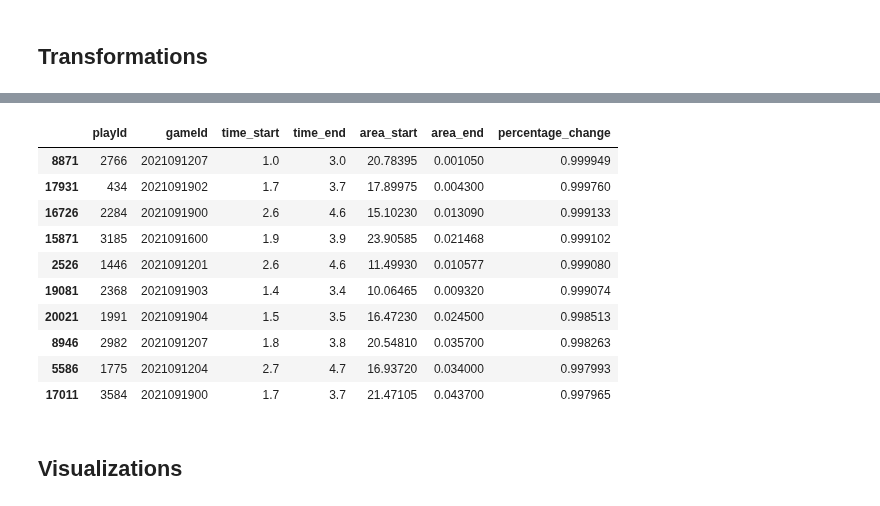
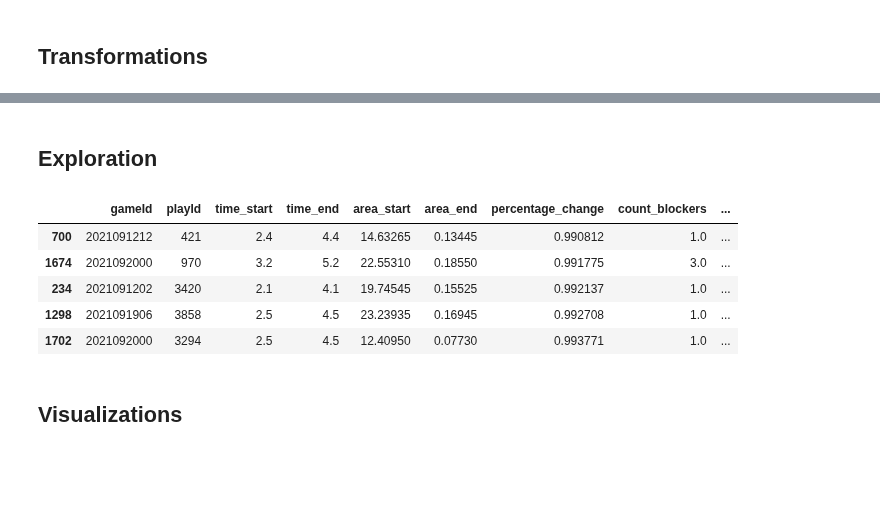
Before and after one commit to vingkan/nflbigdatabowl2023, a Jupyter notebook: notebooks/vinesh/spotlight_search.ipynb, the cells around one changed output, grey strips where cells are left out. Drawn from its saved outputs; the diff is of its cells as text; code cells hidden in the pictures; blank space fills up the shorter version.

Commit message:
Implement spotlight search.

```diff
--- a/notebooks/vinesh/spotlight_search.ipynb
+++ b/notebooks/vinesh/spotlight_search.ipynb
@@ -121 +172,13 @@ def get_spotlight_windows(df_spotlight_plays: pd.DataFrame, df_frame_vertices: p
+# %%
+def get_spotlight_search(df_windows: pd.DataFrame, df_metrics: pd.DataFrame, df_plays: pd.DataFrame) -> pd.DataFrame:
+    # 18. Left join spotlight_windows to the aggregated columns from spotlight_players
+    # 19. Left join spotlight_windows to plays to pull in additional dimensions about the play
+    play_keys = ["gameId", "playId"]
+    df = (
+        df_windows
+            .merge(df_metrics, on=play_keys, how="left")
+            .merge(df_plays, on=play_keys, how="left")
+    )
+    # 20. Query the augmented spotlight_windows to find spotlight moments of interest
+    return df
 # %% [markdown]
@@ -127,3 +190,10 @@ df_play_metrics_default = df_play_metrics.query(query_area)
 df_areas_default = df_areas.query(query_area)
 # %%
 df_spotlight_plays = get_spotlight_plays(df_play_metrics_default)
+# Optional: We can pre-filter plays to reduce spatial computation below, or we can leave this for the end.
+# df_spotlight_plays = df_spotlight_plays[df_spotlight_plays["percentage_change"] >= 0.99]
+df_frame_vertices = get_frame_vertices(df_areas_default)
+df_spotlight_windows = get_spotlight_windows(df_spotlight_plays, df_frame_vertices)
+df_spotlight_players = get_spotlight_players(df_spotlight_windows, df_tracking)
+df_spotlight_metrics = get_spotlight_metrics(df_spotlight_windows, df_spotlight_players)
+df_spotlight_search = get_spotlight_search(df_spotlight_windows, df_spotlight_metrics, df_plays)
@@ -144,22 +200,42 @@ df_spotlight_windows.head()
-# %%
-(
-    df_spotlight_plays
-        .query(f"method == '{default_area}'")
-        [["playId", "gameId", "time_start", "time_end", "area_start", "area_end", "percentage_change"]]
-        .sort_values(by=["percentage_change"], ascending=False)
-        .head(10)
-)
-# %% [output]
-|  | playId | gameId | time_start | time_end | area_start | area_end | percentage_change |
-| 8871 | 2766 | 2021091207 | 1.0 | 3.0 | 20.78395 | 0.001050 | 0.999949 |
-| 17931 | 434 | 2021091902 | 1.7 | 3.7 | 17.89975 | 0.004300 | 0.999760 |
-| 16726 | 2284 | 2021091900 | 2.6 | 4.6 | 15.10230 | 0.013090 | 0.999133 |
-| 15871 | 3185 | 2021091600 | 1.9 | 3.9 | 23.90585 | 0.021468 | 0.999102 |
-| 2526 | 1446 | 2021091201 | 2.6 | 4.6 | 11.49930 | 0.010577 | 0.999080 |
-| 19081 | 2368 | 2021091903 | 1.4 | 3.4 | 10.06465 | 0.009320 | 0.999074 |
-| 20021 | 1991 | 2021091904 | 1.5 | 3.5 | 16.47230 | 0.024500 | 0.998513 |
-| 8946 | 2982 | 2021091207 | 1.8 | 3.8 | 20.54810 | 0.035700 | 0.998263 |
-| 5586 | 1775 | 2021091204 | 2.7 | 4.7 | 16.93720 | 0.034000 | 0.997993 |
-| 17011 | 3584 | 2021091900 | 1.7 | 3.7 | 21.47105 | 0.043700 | 0.997965 |
+# %% [markdown]
+## Exploration
+# %%
+cols = [
+    "gameId",
+    "playId",
+    "time_start",
+    "time_end",
+    "area_start",
+    "area_end",
+    "percentage_change",
+    "count_blockers",
+    "all_blockers",
+    "count_rushers",
+    "all_rushers",
+    "passResult",
+    "playResult",
+]
+query_search = (
+    "percentage_change >= 0.99 "
+    "and count_blockers >= 1 "
+    "and count_rushers >= 1 "
+    "and passResult in ('S', 'I') "
+)
+sorts = [
+    ("percentage_change", "ASC")
+]
+df_results = df_spotlight_search.query(query_search)
+df_results = df_results.sort_values(
+    by=[s[0] for s in sorts],
+    ascending=[s[1].lower().startswith("asc") for s in sorts],
+)
+df_results[cols].head()
+# %% [output]
+|  | gameId | playId | time_start | time_end | area_start | area_end | percentage_change | count_blockers | ... |
+| 700 | 2021091212 | 421 | 2.4 | 4.4 | 14.63265 | 0.13445 | 0.990812 | 1.0 | ... |
+| 1674 | 2021092000 | 970 | 3.2 | 5.2 | 22.55310 | 0.18550 | 0.991775 | 3.0 | ... |
+| 234 | 2021091202 | 3420 | 2.1 | 4.1 | 19.74545 | 0.15525 | 0.992137 | 1.0 | ... |
+| 1298 | 2021091906 | 3858 | 2.5 | 4.5 | 23.23935 | 0.16945 | 0.992708 | 1.0 | ... |
+| 1702 | 2021092000 | 3294 | 2.5 | 4.5 | 12.40950 | 0.07730 | 0.993771 | 1.0 | ... |
 # %% [markdown]
 ## Visualizations
```
Also changed, not shown: parts of 10 cells of this notebook.
